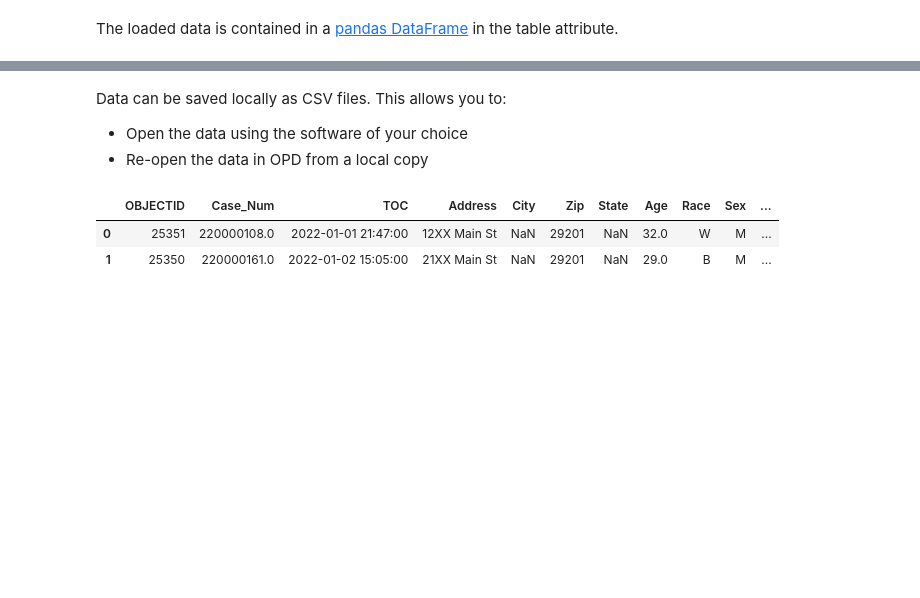
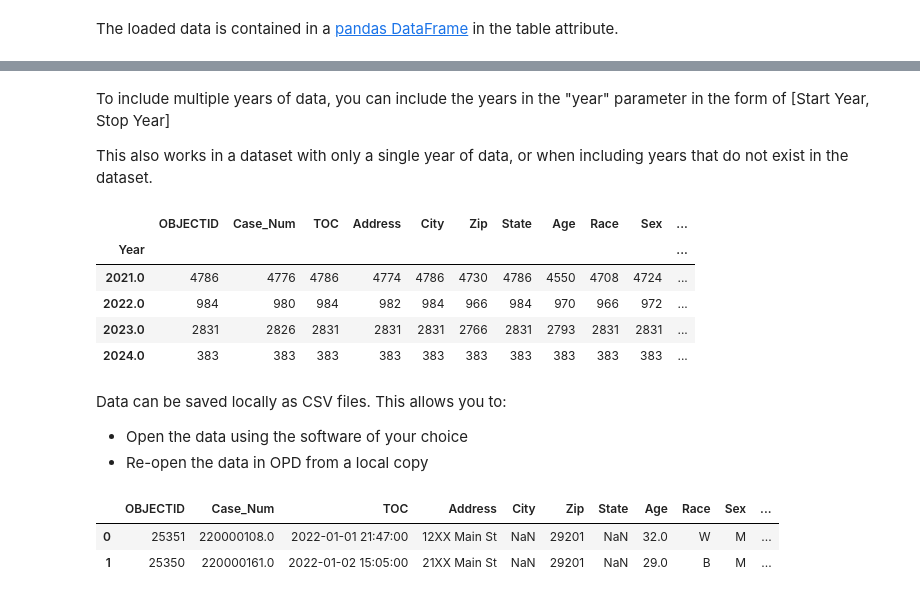
Before and after one commit to openpolicedata/openpolicedata, a Jupyter notebook: docs/source/getting_started/index.ipynb, the cells around one changed output, grey strips where cells are left out. Cells and saved outputs as stored; diff of their text form; code cells hidden in the pictures; blank space fills up the shorter version.

Commit message:
Add guide for multiple years

```diff
--- a/docs/source/getting_started/index.ipynb
+++ b/docs/source/getting_started/index.ipynb
@@ -142,3 +147,17 @@ tbl.table.head(2)
+# %% [markdown]
+To include multiple years of data, you can include the years in the "year" parameter in the form of [Start Year, Stop Year]
+
+This also works in a dataset with only a single year of data, or when including years that do not exist in the dataset.
+# %%
+multiyear_tbl = src.load("FIELD CONTACTS", year = [2021, 2026])
+multiyear_tbl.table.groupby('Year').count()
+# %% [output]
+|  | OBJECTID | Case_Num | TOC | Address | City | Zip | State | Age | Race | Sex | ... |
+| Year |  |  |  |  |  |  |  |  |  |  | ... |
+| 2021.0 | 4786 | 4776 | 4786 | 4774 | 4786 | 4730 | 4786 | 4550 | 4708 | 4724 | ... |
+| 2022.0 | 984 | 980 | 984 | 982 | 984 | 966 | 984 | 970 | 966 | 972 | ... |
+| 2023.0 | 2831 | 2826 | 2831 | 2831 | 2831 | 2766 | 2831 | 2793 | 2831 | 2831 | ... |
+| 2024.0 | 383 | 383 | 383 | 383 | 383 | 383 | 383 | 383 | 383 | 383 | ... |
 # %% [markdown]
 Data can be saved locally as CSV files. This allows you to:
 
```
Also changed, not shown: parts of 8 cells of this notebook.
